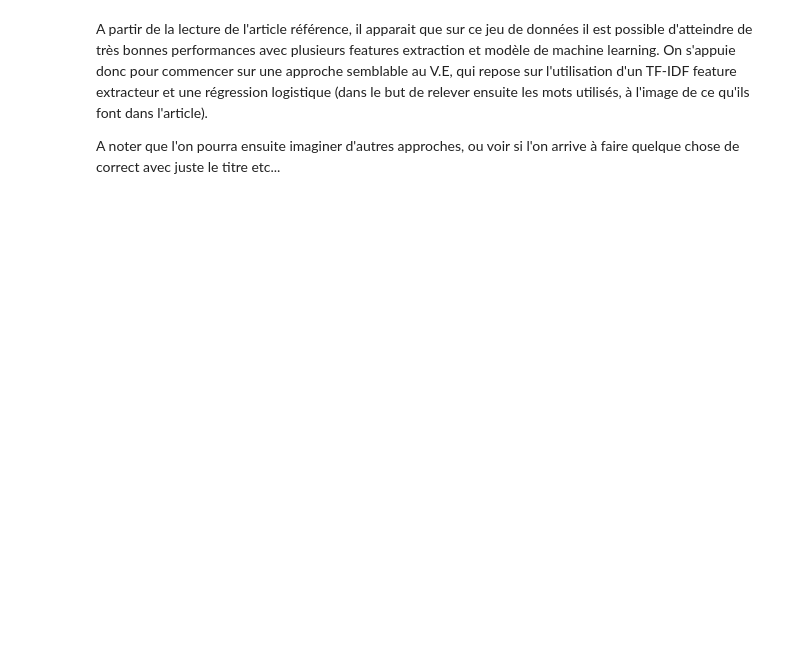
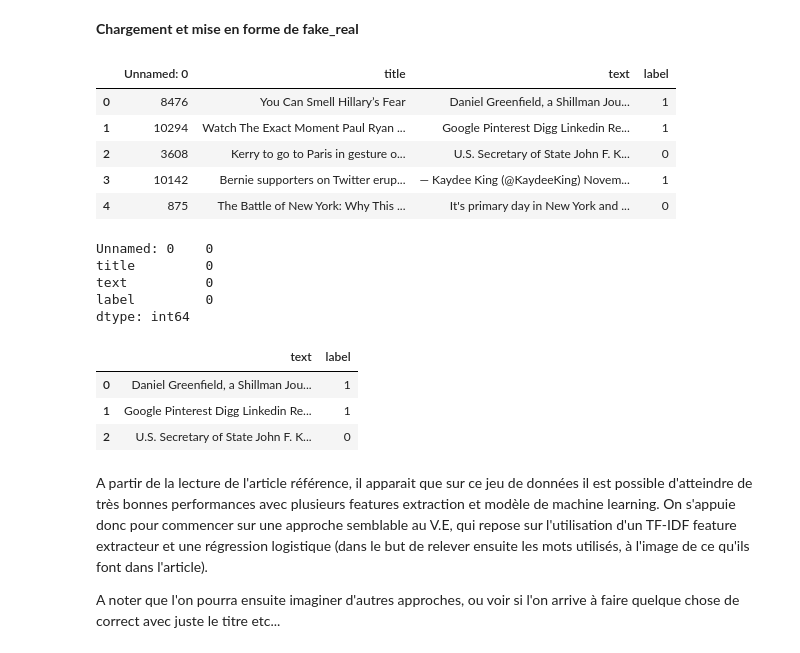
Before and after one commit to Alexis-Barrau/MLforNFP, a Jupyter notebook: Projet/Main.ipynb, the cells around one changed output. Saved outputs shown, nothing was run; the diff lists cells and outputs as text; code cells hidden in the pictures; blank space fills up the shorter version.

```diff
--- a/Projet/Main.ipynb
+++ b/Projet/Main.ipynb
@@ -32,3 +84,35 @@ data_all.head(10)
+# %% [markdown]
+**Chargement et mise en forme de fake_real**
+# %%
+# Mise en forme dataset Fake_real https://www.kaggle.com/datasets/jillanisofttech/fake-or-real-news
+fake_real_data = pd.read_csv("data/fake_or_real_news.csv")
+fake_real_data['label'] = fake_real_data['label'].map({'FAKE': 1, 'REAL': 0})
+fake_real_data.head(5)
+# %% [output]
+|  | Unnamed: 0 | title | text | label |
+| 0 | 8476 | You Can Smell Hillary’s Fear | Daniel Greenfield, a Shillman Jou... | 1 |
+| 1 | 10294 | Watch The Exact Moment Paul Ryan ... | Google Pinterest Digg Linkedin Re... | 1 |
+| 2 | 3608 | Kerry to go to Paris in gesture o... | U.S. Secretary of State John F. K... | 0 |
+| 3 | 10142 | Bernie supporters on Twitter erup... | — Kaydee King (@KaydeeKing) Novem... | 1 |
+| 4 | 875 | The Battle of New York: Why This ... | It's primary day in New York and ... | 0 |
+# %%
+# On test la présence de NA
+fake_real_data.isnull().sum()
+# %% [output]
+Unnamed: 0    0
+title         0
+text          0
+label         0
+dtype: int64
+# %%
+# On ne garde que le label et le text de l'article
+fake_real = fake_real_data[['text', 'label']]
+fake_real.head(3)
+# %% [output]
+|  | text | label |
+| 0 | Daniel Greenfield, a Shillman Jou... | 1 |
+| 1 | Google Pinterest Digg Linkedin Re... | 1 |
+| 2 | U.S. Secretary of State John F. K... | 0 |
 # %% [markdown]
 A partir de la lecture de l'article référence, il apparait que sur ce jeu de données il est possible d'atteindre de très bonnes performances avec plusieurs features extraction et modèle de machine learning. On s'appuie donc pour commencer sur une approche semblable au V.E, qui repose sur l'utilisation d'un TF-IDF feature extracteur et une régression logistique (dans le but de relever ensuite les mots utilisés, à l'image de ce qu'ils font dans l'article).
 
```
Also changed, not shown: parts of 21 cells of this notebook, 3 other files.
